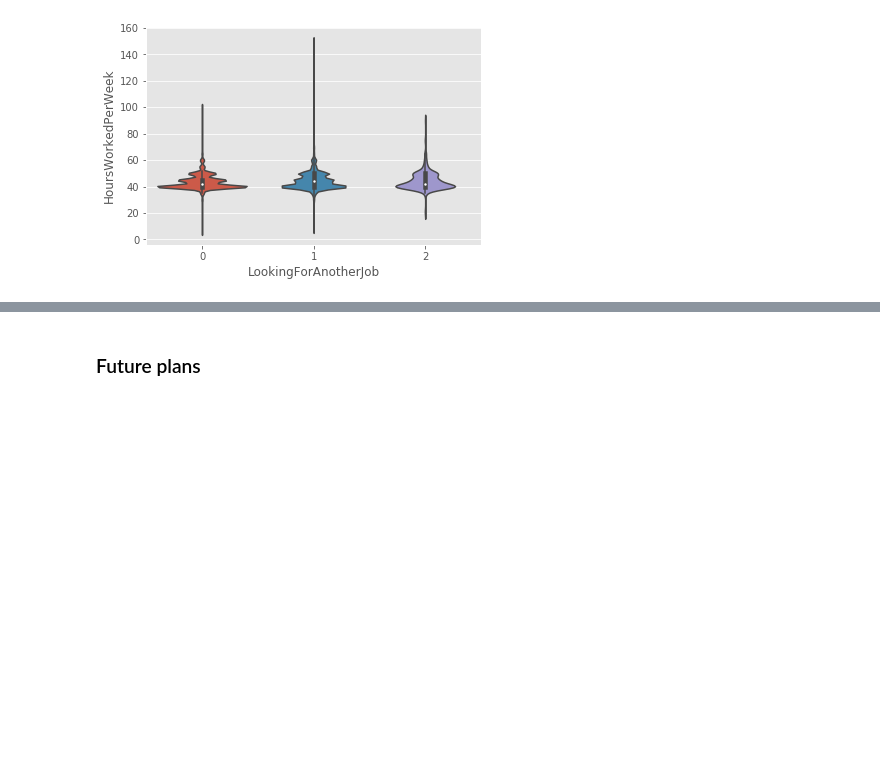
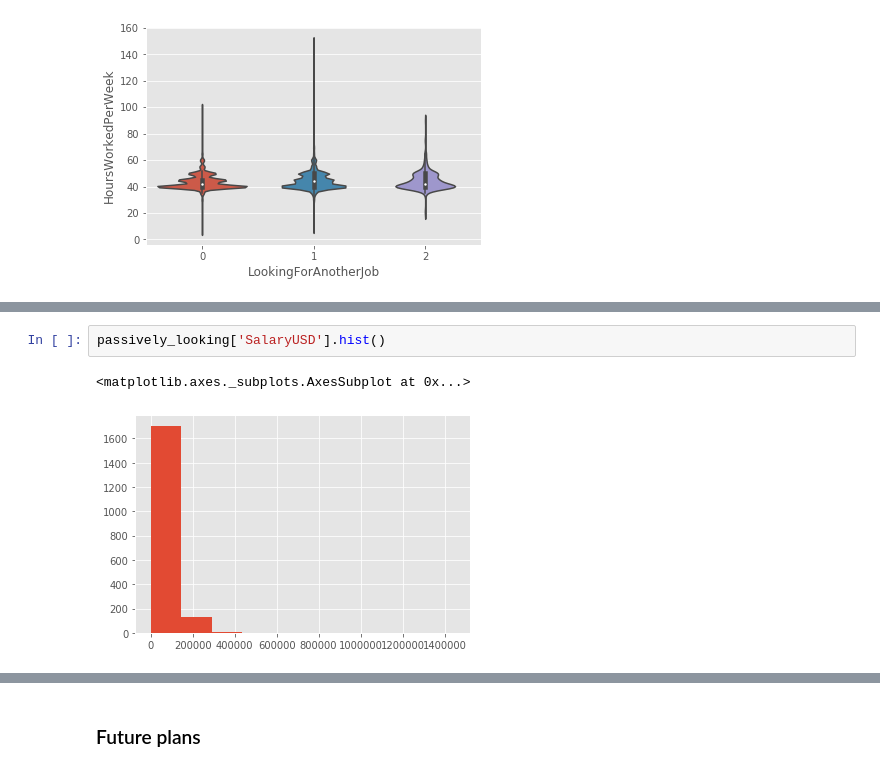
Before and after one commit to unit-00/data-professionals, a Jupyter notebook: cap1.ipynb, the cells around one changed output, grey strips where cells are left out. Saved outputs shown, nothing was run; the diff lists cells and outputs as text; blank space fills up the shorter version.

```diff
--- a/cap1.ipynb
+++ b/cap1.ipynb
@@ -540,0 +610,5 @@ sns.violinplot(x='LookingForAnotherJob', y='HoursWorkedPerWeek', data=X)
+# %%
+passively_looking['SalaryUSD'].hist()
+# %% [output]
+<matplotlib.axes._subplots.AxesSubplot at 0x...>
+[figure, added]
```
Also changed, not shown: parts of 48 cells of this notebook.
